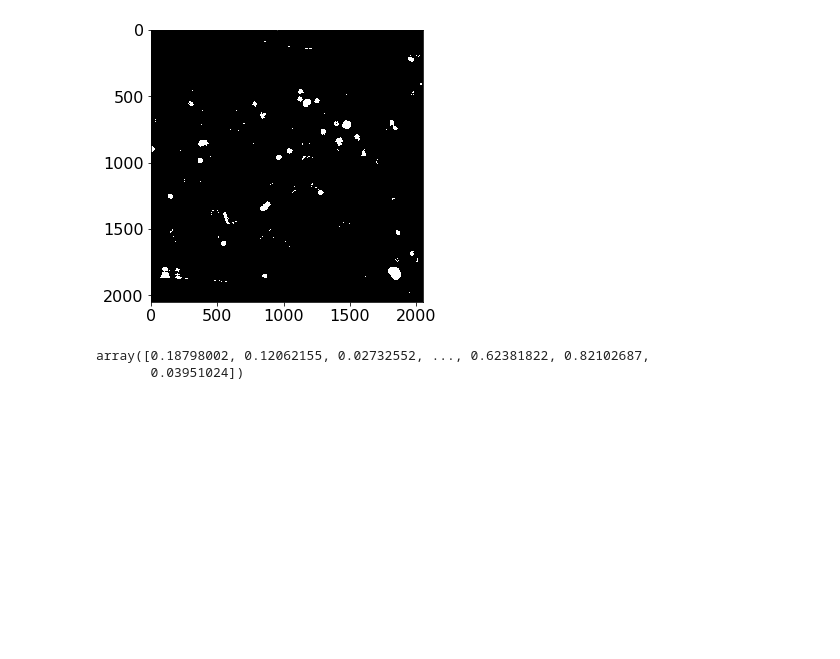
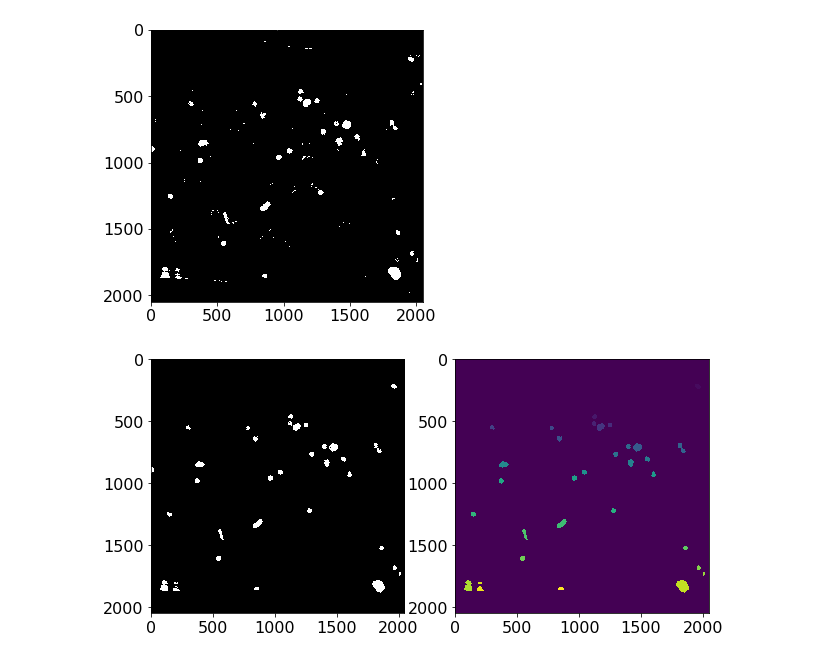
Before and after one commit to cuencam15/TimeLapse, a Jupyter notebook: TimeLapse_Analysis.ipynb, the cells around one changed output. Saved outputs shown, nothing was run; the diff lists cells and outputs as text; code cells hidden in the pictures; blank space fills up the shorter version.

```diff
--- a/TimeLapse_Analysis.ipynb
+++ b/TimeLapse_Analysis.ipynb
@@ -27,8 +28,8 @@ bln2 = bl2/bl2[0]
 
 chn1, chn2 = [], []
 for i, c in enumerate(ch1):
-    chn1.append(c*bln1[i])
-    chn2.append(ch2[i]*bln2[i])
+    chn1.append(c*(2-bln1[i]))
+    chn2.append(ch2[i]*(2-bln2[i]))
 # %%
 plt.rcParams["figure.figsize"] = [10, 10]
 plt.subplot(221)
@@ -64,7 +63,15 @@ plt.show()
 # %% [output]
 [figure]
-# %%
-subs
-# %% [output]
-array([0.18798002, 0.12062155, 0.02732552, ..., 0.62381822, 0.82102687,
-       0.03951024])
+# %%
+d = morphology.remove_small_objects(global_otsu, 250)
+e = morphology.closing(d, morphology.disk(5))
+cleared = segmentation.clear_border(e)
+label_img = morphology.label(cleared, connectivity=cleared.ndim)
+plt.rcParams["figure.figsize"] = [10, 5]
+plt.subplot(121)
+plt.imshow(d, 'gray')
+plt.subplot(122)
+plt.imshow(label_img)
+plt.show()
+# %% [output]
+[figure, added]
```
Also changed, not shown: parts of 6 cells of this notebook.
